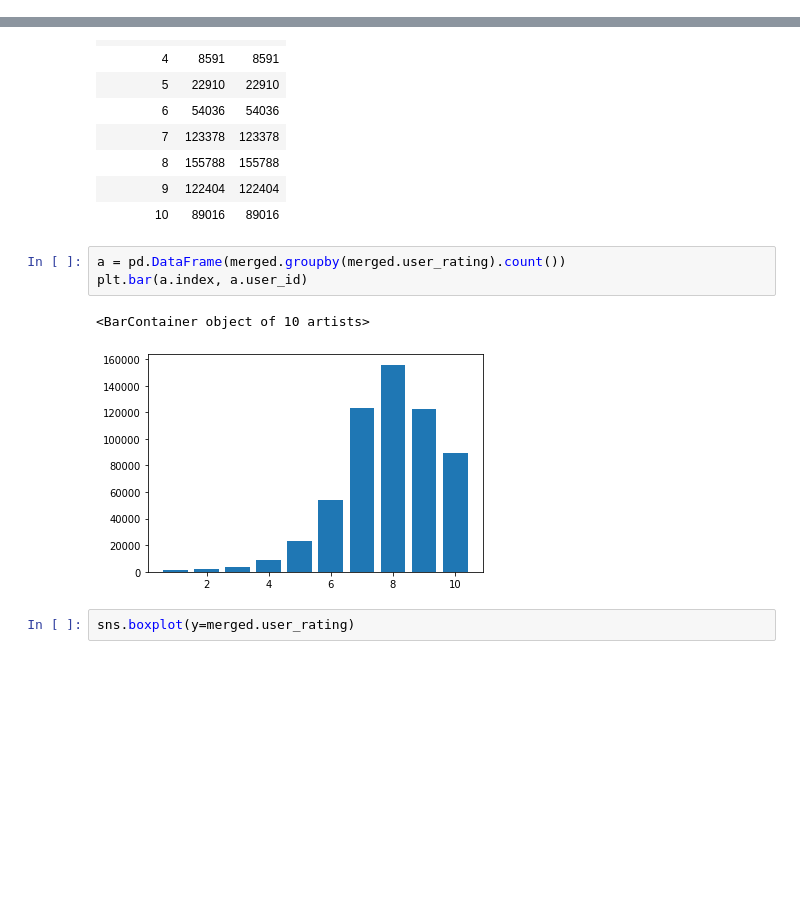
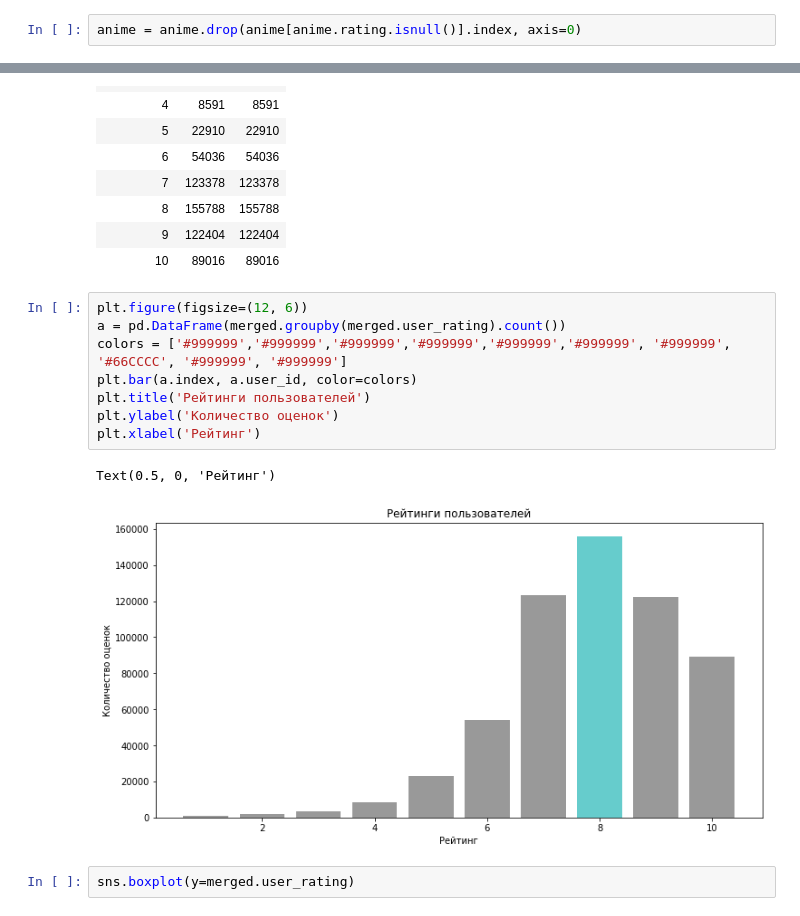
Before and after one commit to dokapoka/paper_recomm_systems, a Jupyter notebook: paper/recommendation_system_paper.ipynb, the cells around one changed output, grey strips where cells are left out. Cells and saved outputs as stored; diff of their text form; blank space fills up the shorter version.

```diff
--- a/paper/recommendation_system_paper.ipynb
+++ b/paper/recommendation_system_paper.ipynb
@@ -47,0 +79,2 @@ anime.episodes = pd.to_numeric(anime.episodes.replace('Unknown', ''), downcast='
+# %%
+anime = anime.drop(anime[anime.rating.isnull()].index, axis=0)
@@ -174,11 +224,16 @@ merged.groupby(merged.user_rating).count()
 | 9 | 122404 | 122404 |
 | 10 | 89016 | 89016 |
 # %%
+plt.figure(figsize=(12, 6))
 a = pd.DataFrame(merged.groupby(merged.user_rating).count())
-plt.bar(a.index, a.user_id)
+colors = ['#999999','#999999','#999999','#999999','#999999','#999999', '#999999', '#66CCCC', '#999999', '#999999']
+plt.bar(a.index, a.user_id, color=colors)
+plt.title('Рейтинги пользователей')
+plt.ylabel('Количество оценок')
+plt.xlabel('Рейтинг')
 # %% [output]
-<BarContainer object of 10 artists>
+Text(0.5, 0, 'Рейтинг')
-[figure, old version]
+[figure, new version]
 # %%
 sns.boxplot(y=merged.user_rating)
 # %% [output]
```
Also changed, not shown: parts of 34 cells of this notebook, 18 other files.
